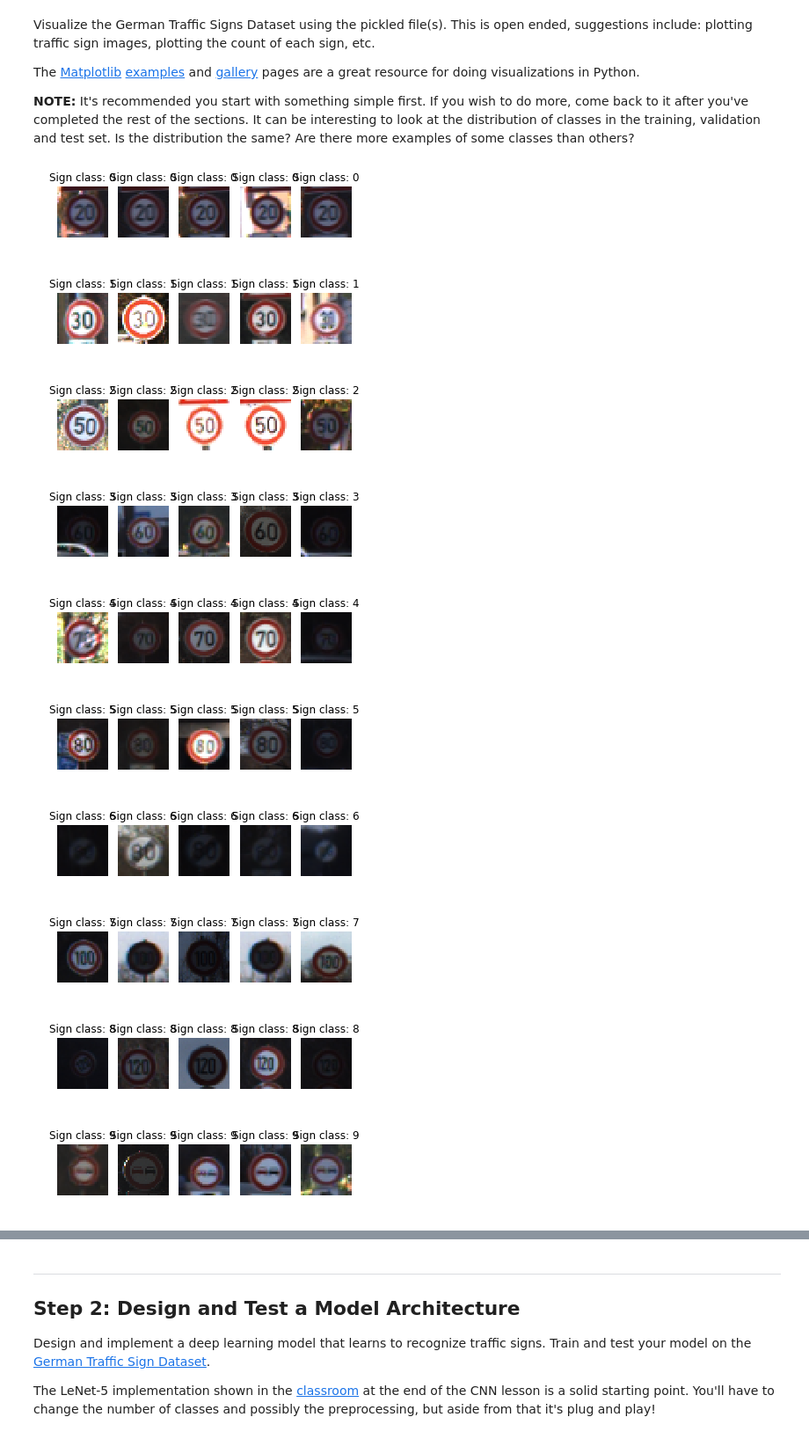
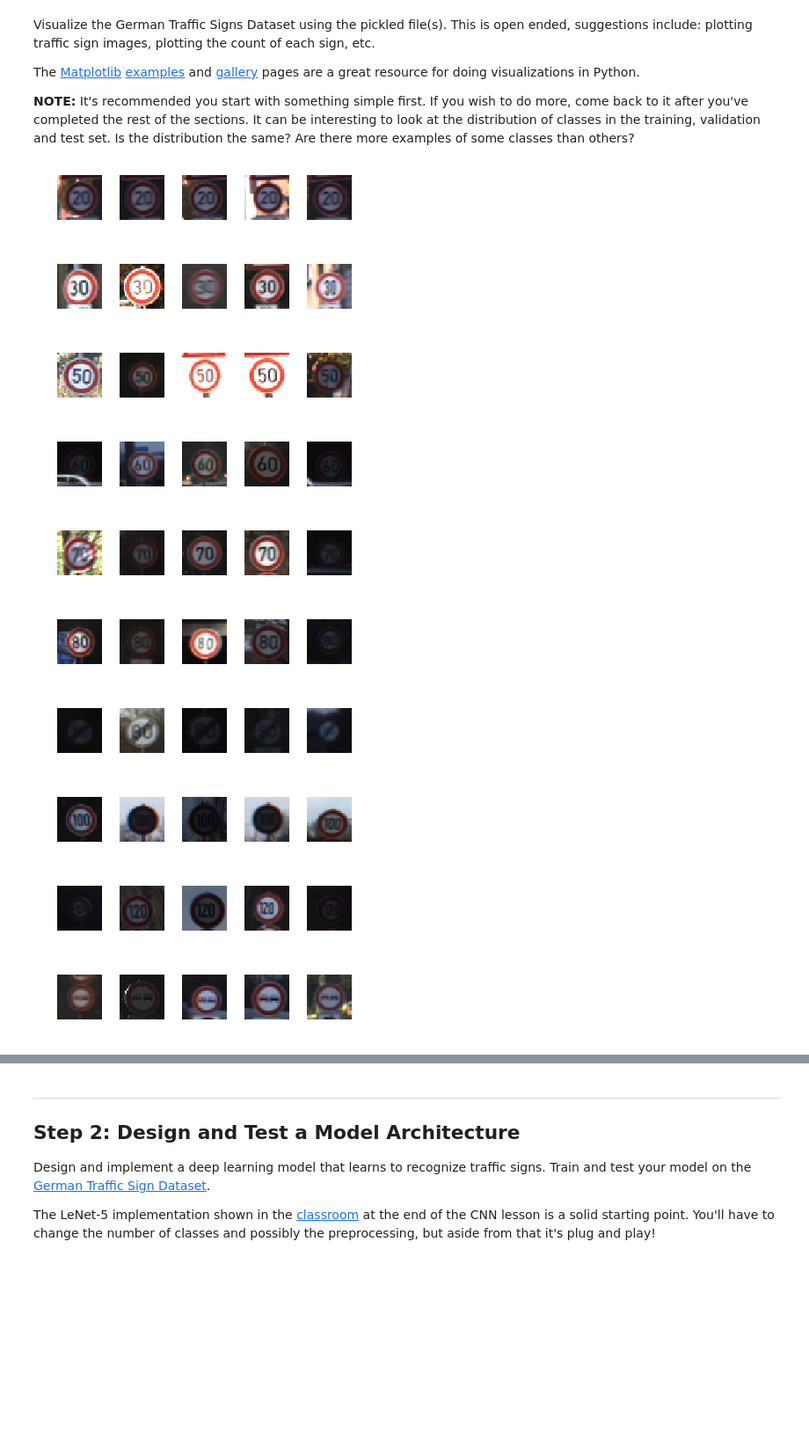
Before and after one commit to rajkinra23/traffic-sign-classifier, a Jupyter notebook: Traffic_Sign_Classifier.ipynb, the cells around one changed output, grey strips where cells are left out. Shown at 88% size. Cells and saved outputs as stored; diff of their text form; code cells hidden in the pictures; blank space fills up the shorter version.

Commit message:
Finish traffic sign classifier.

```diff
--- a/Traffic_Sign_Classifier.ipynb
+++ b/Traffic_Sign_Classifier.ipynb
@@ -115,43 +115,43 @@ The [Matplotlib](http://matplotlib.org/) [examples](http://matplotlib.org/exampl
 # %%
 ### Data exploration visualization code goes here.
 ### Feel free to use as many code cells as needed.
 import matplotlib.pyplot as plt
 from matplotlib.pyplot import figure, imshow, axis
 from matplotlib.image import imread
 from collections import defaultdict
 
 # Show the sign at the nth index.
 def show_sign(data, index):
     image = plt.imshow(data[index])
     plt.show()
 
 # Utility to show a series of images in a row.
-def display_row_of_images(images, cls):
+def display_row_of_images(images):
     fig = figure()
     for i in range(len(images)):
         image_row = fig.add_subplot(1, len(images), i+1)
-        image_row.title.set_text('Sign class: %s' % str(cls))
         imshow(images[i])
         axis('off')
+        plt.subplots_adjust(hspace=5.0, wspace=0.4)
 
 # Bucketize the images by sign.
 images = defaultdict(list)
 for i in range(len(X_train)):
     image, image_class = X_train[i], y_train[i]
     images[image_class].append(image)
 
 # Display first 5 of each class.
 for sign_class in images:
     ims = images[sign_class]
-    display_row_of_images(ims[:5], sign_class)
+    display_row_of_images(ims[:5])
 # %% [output]
-[figure, old version]
+[figure, new version]
-[figure, old version]
+[figure, new version]
-[figure, old version]
+[figure, new version]
-[figure, old version]
+[figure, new version]
-[figure, old version]
+[figure, new version]
-[figure, old version]
+[figure, new version]
-[figure, old version]
+[figure, new version]
-[figure, old version]
+[figure, new version]
-[figure, old version]
+[figure, new version]
-[figure, old version]
+[figure, new version]
```
Also changed, not shown: parts of 6 cells of this notebook, 3 other files.
